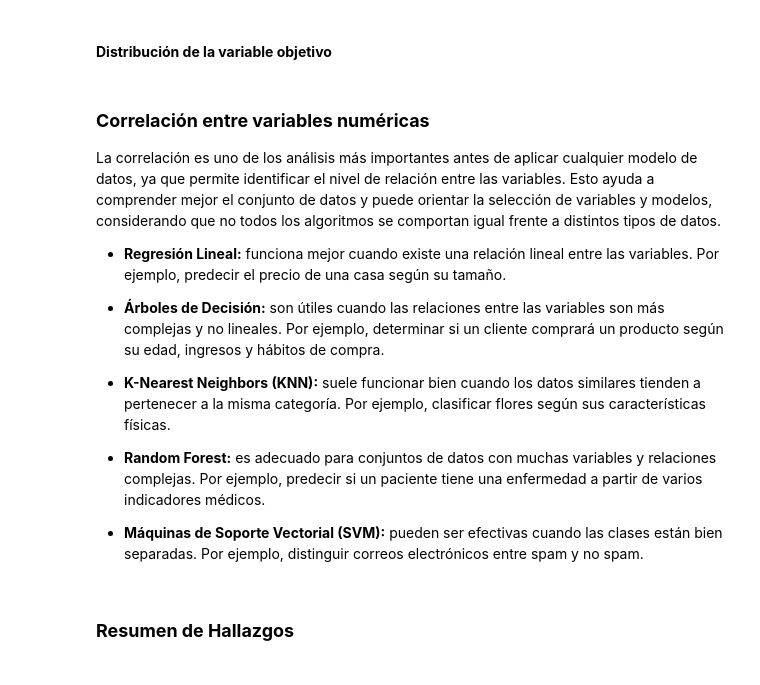
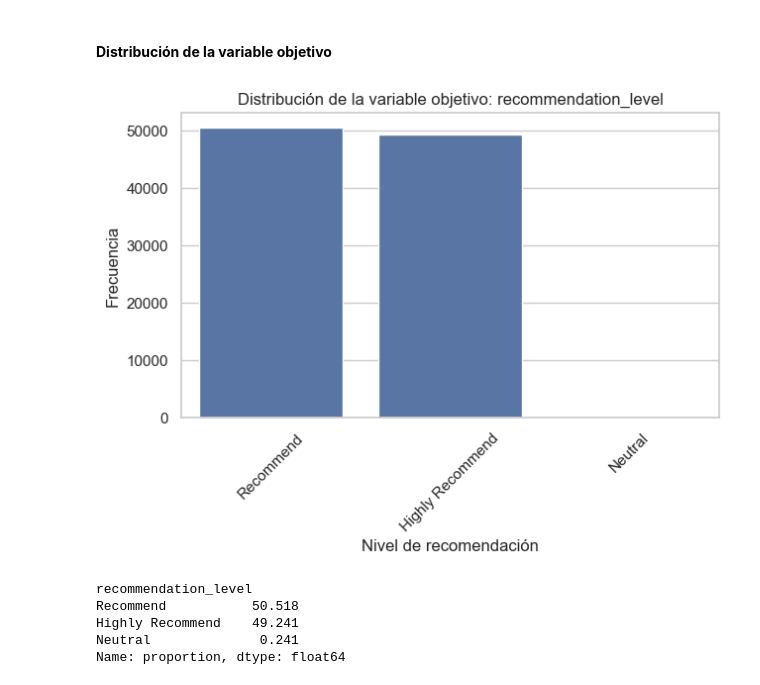
Before and after one commit to yurilealjaque/Skillnest-Data-Science-Proyecto-2, a Jupyter notebook: EDA/EDA_tourism_recommendation_dataset_en.ipynb, the cells around one changed output. Drawn from its saved outputs; the diff is of its cells as text; code cells hidden in the pictures.

```diff
--- a/EDA/EDA_tourism_recommendation_dataset_en.ipynb
+++ b/EDA/EDA_tourism_recommendation_dataset_en.ipynb
@@ -64,0 +120,6 @@ df.info()
+# %%
+# Convertimos la columna visit_date a formato fecha
+df["visit_date"] = pd.to_datetime(df["visit_date"])
+
+# Verificamos el cambio
+df["visit_date"].head()
@@ -179,32 +613,19 @@ plt.show()
 # %% [markdown]
 #### **Distribución de la variable objetivo**
 # %%
-plt.figure(figsize=(6, 4))
+# Distribución de la variable objetivo
+plt.figure(figsize=(7, 4))
 
-ax = sns.countplot(data=df, x='Churn', palette='Set2')
+sns.countplot(
+    data=df,
+    x="recommendation_level",
+    order=df["recommendation_level"].value_counts().index
+)
 
-for p in ax.patches:
-    ax.text(
-        p.get_x() + p.get_width()/2,
-        p.get_height(),
-        int(p.get_height()),
-        ha='center'
-    )
-
-plt.title('Distribución de Abandono (Churn)')
-plt.ylabel('Cantidad de Miembros')
+plt.title("Distribución de la variable objetivo: recommendation_level")
+plt.xlabel("Nivel de recomendación")
+plt.ylabel("Frecuencia")
+plt.xticks(rotation=45)
 plt.show()
+# %% [output]
+[figure, added]
-# %% [markdown]
-### **Correlación entre variables numéricas**
-
-La correlación es uno de los análisis más importantes antes de aplicar cualquier modelo de datos, ya que permite identificar el nivel de relación entre las variables. Esto ayuda a comprender mejor el conjunto de datos y puede orientar la selección de variables y modelos, considerando que no todos los algoritmos se comportan igual frente a distintos tipos de datos.
-
-- **Regresión Lineal:** funciona mejor cuando existe una relación lineal entre las variables. Por ejemplo, predecir el precio de una casa según su tamaño.
-
-* **Árboles de Decisión:** son útiles cuando las relaciones entre las variables son más complejas y no lineales. Por ejemplo, determinar si un cliente comprará un producto según su edad, ingresos y hábitos de compra.
-
-* **K-Nearest Neighbors (KNN):** suele funcionar bien cuando los datos similares tienden a pertenecer a la misma categoría. Por ejemplo, clasificar flores según sus características físicas.
-
-* **Random Forest:** es adecuado para conjuntos de datos con muchas variables y relaciones complejas. Por ejemplo, predecir si un paciente tiene una enfermedad a partir de varios indicadores médicos.
-
-* **Máquinas de Soporte Vectorial (SVM):** pueden ser efectivas cuando las clases están bien separadas. Por ejemplo, distinguir correos electrónicos entre spam y no spam.
@@ -221,2 +632,10 @@ plt.show()
-# %% [markdown]
-### **Resumen de Hallazgos**
+# %%
+
+# Porcentaje de cada clase
+df["recommendation_level"].value_counts(normalize=True) * 100
+# %% [output]
+recommendation_level
+Recommend           50.518
+Highly Recommend    49.241
+Neutral              0.241
+Name: proportion, dtype: float64
```
Also changed, not shown: parts of 82 cells of this notebook, 1 other file.
